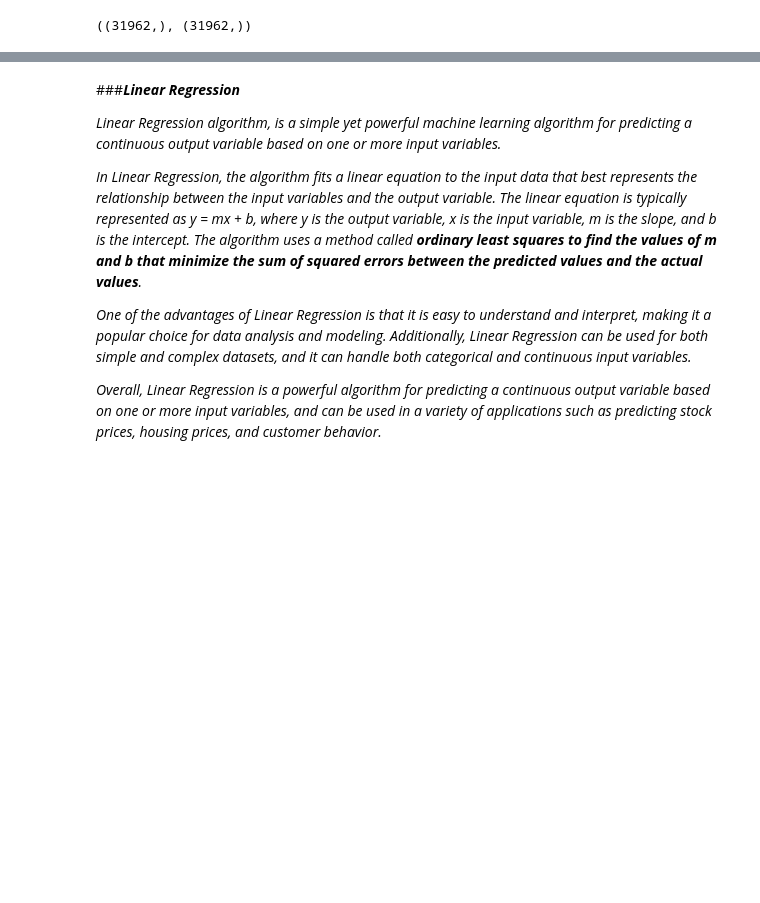
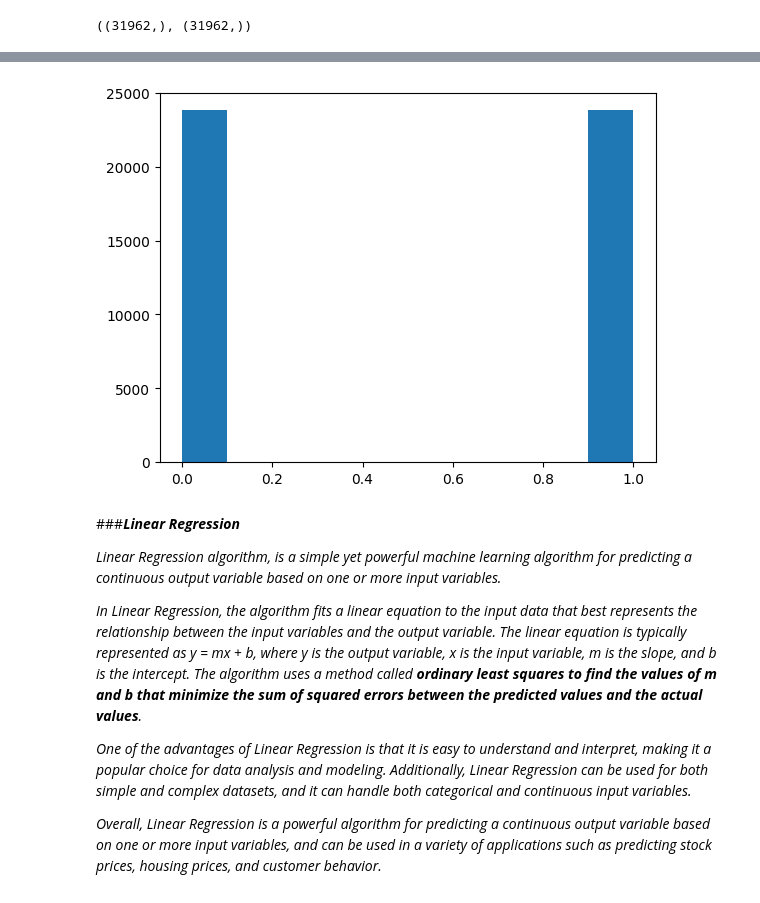
Before and after one commit to amitoshacharya/Twitter_Sentiment_Analysis, a Jupyter notebook: NLP_Twitter_Sentiment_Analysis.ipynb, the cells around one changed output, grey strips where cells are left out. Cells and saved outputs as stored; diff of their text form; code cells hidden in the pictures; blank space fills up the shorter version.

```diff
--- a/NLP_Twitter_Sentiment_Analysis.ipynb
+++ b/NLP_Twitter_Sentiment_Analysis.ipynb
@@ -222,3 +250,17 @@ def model_result(model_name, pred_val):
+# %%
+#Importing SMOTE
+from imblearn.over_sampling import SMOTE
+
+#Oversampling the data
+pipe = Pipeline([('vector',TfidfVectorizer()),('smote',SMOTE(random_state = 101))])
+
+ovr_sampler= pipe.fit(x_train,y_train)
+
+x_ovr,y_ovr=ovr_sampler.fit_resample(x_train,y_train)
+plt.hist(y_ovr)
+plt.show()
+# %% [output]
+[figure, added]
 # %% [markdown]
 ###***Linear Regression***
 
```
Also changed, not shown: parts of 35 cells of this notebook.
